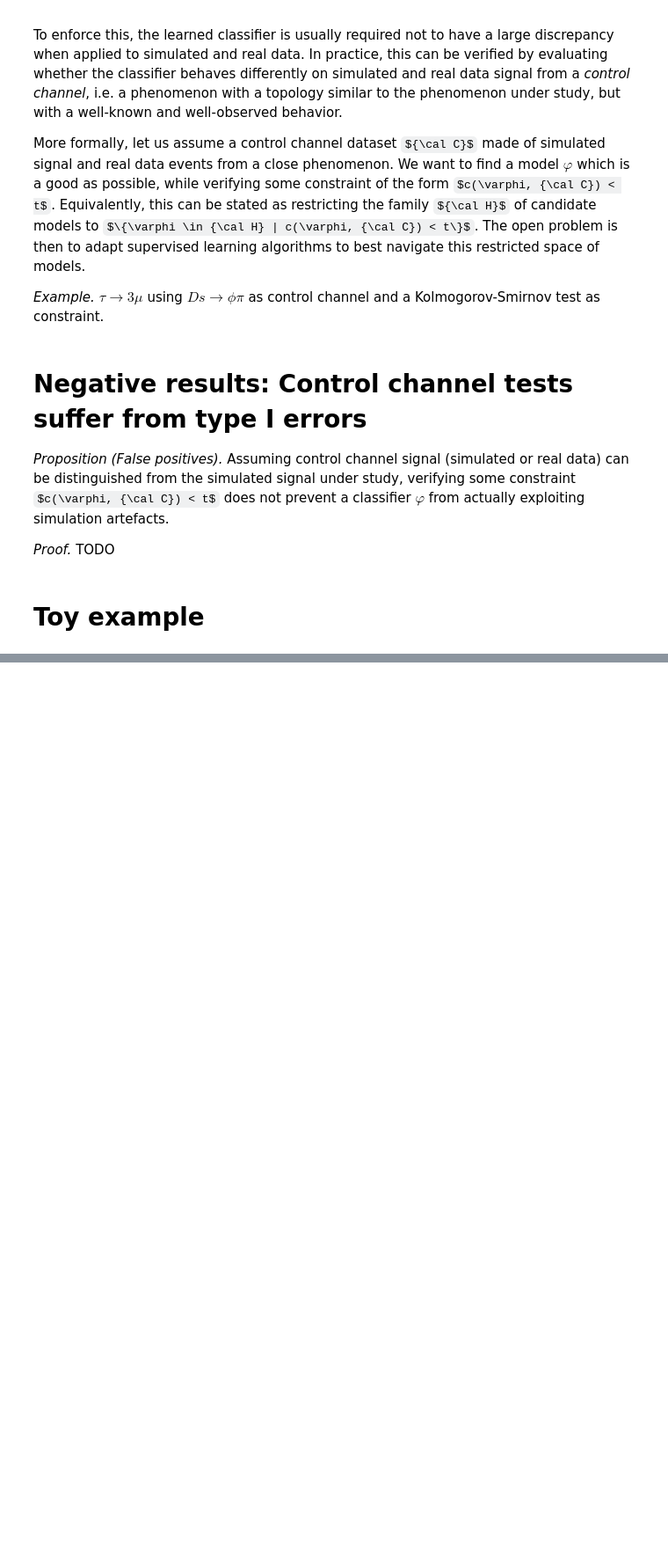
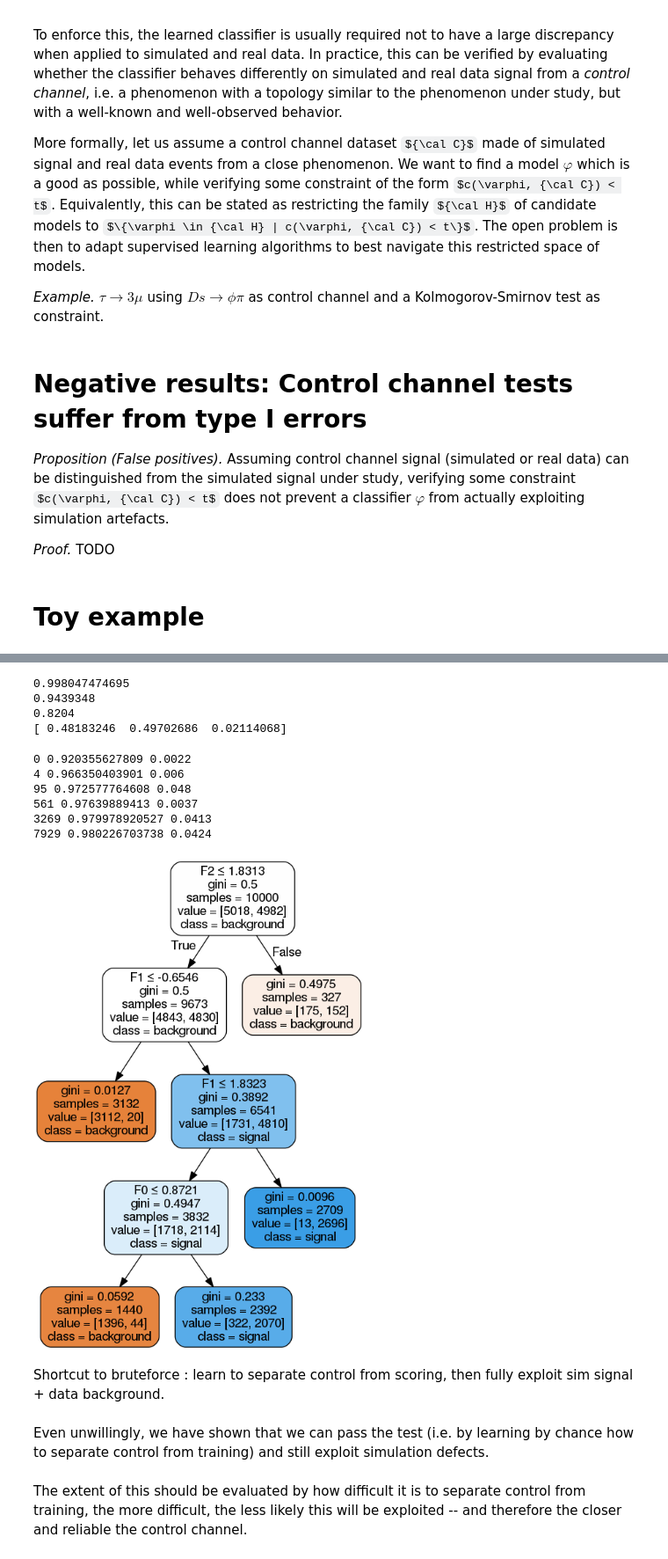
Before and after one commit to glouppe/notebooks, a Jupyter notebook: Classification with a control channel.ipynb, the cells around one changed output, grey strips where cells are left out. Shown at 88% size. Drawn from its saved outputs; the diff is of its cells as text; code cells hidden in the pictures; some formulas as TeX source; blank space fills up the shorter version.

```diff
--- a/Classification with a control channel.ipynb
+++ b/Classification with a control channel.ipynb
@@ -70,0 +121,76 @@ _Proof._ TODO
+# %%
+def compute_ks(pred_sim, pred_data):
+    y = np.concatenate((np.ones(len(pred_sim)), np.zeros(len(pred_data))))
+    pred = np.concatenate((pred_sim, pred_data))
+    fpr, tpr, _ = roc_curve(y, pred)
+    return np.max(np.abs(fpr - tpr))
+# %%
+X = np.vstack((X_background_data, X_signal_sim))
+y = np.concatenate((np.zeros(len(X_background_data)), np.ones(len(X_signal_sim))))
+X_train, X_test, y_train, y_test = train_test_split(X, y,test_size=0.5, random_state=1)
+
+rf = RandomForestClassifier(n_estimators=100, random_state=1)
+rf.fit(X_train, y_train)
+
+print roc_auc_score(y_test, rf.predict_proba(X_test)[:, 1])
+
+X_data = np.vstack((X_background_data, X_signal_data))
+y_data = np.concatenate((np.zeros(len(X_background_data)), np.ones(len(X_signal_data))))
+print roc_auc_score(y_data, rf.predict_proba(X_data)[:, 1])
+
+print compute_ks(rf.predict_proba(X_control_sim)[:, 1],
+                 rf.predict_proba(X_control_data)[:, 1])
+
+print rf.feature_importances_
+# %% [output]
+0.998047474695
+0.9439348
+0.8204
+[ 0.48183246  0.49702686  0.02114068]
+# %%
+from sklearn.ensemble import ExtraTreesClassifier
+
+threshold_ks = 0.05 # low value favor splitting on F2 first, high value make this variable not used
+best = 0
+best_seed = 0
+
+for seed in range(10000):
+    clf = ExtraTreesClassifier(n_estimators=1, max_features=1, max_leaf_nodes=5, random_state=seed)
+    clf.fit(X_train, y_train)
+
+    auc_test = roc_auc_score(y_test, clf.predict_proba(X_test)[:, 1])
+    ks = compute_ks(clf.predict_proba(X_control_sim)[:, 1],
+                    clf.predict_proba(X_control_data)[:, 1])
+
+    if auc_test > best and ks < threshold_ks:
+        best = auc_test
+        best_seed = seed
+        print seed, auc_test, ks
+# %% [output]
+0 0.920355627809 0.0022
+4 0.966350403901 0.006
+95 0.972577764608 0.048
+561 0.97639889413 0.0037
+3269 0.979978920527 0.0413
+7929 0.980226703738 0.0424
+# %%
+clf = ExtraTreesClassifier(n_estimators=1, max_features=1, max_leaf_nodes=5, random_state=best_seed)
+clf.fit(X_train, y_train)
+
+from sklearn.tree import export_graphviz
+from IPython.display import Image
+with open("tree.dot", 'w') as f:
+    f = export_graphviz(clf.estimators_[0], out_file=f, feature_names=["F0", "F1", "F2"],
+                         class_names=["background", "signal"],
+                         filled=True, rounded=True,
+                         special_characters=True)
+!dot -Tpng tree.dot -o tree.png
+Image("tree.png")
+# %% [output]
+[figure, added]
+# %% [markdown]
+Shortcut to bruteforce : learn to separate control from scoring, then fully exploit sim signal + data background.
+# %% [markdown]
+Even unwillingly, we have shown that we can pass the test (i.e. by learning by chance how to separate control from training) and still exploit simulation defects.
+# %% [markdown]
+The extent of this should be evaluated by how difficult it is to separate control from training, the more difficult, the less likely this will be exploited -- and therefore the closer and reliable the control channel.
```
Also changed, not shown: parts of 4 cells of this notebook.
